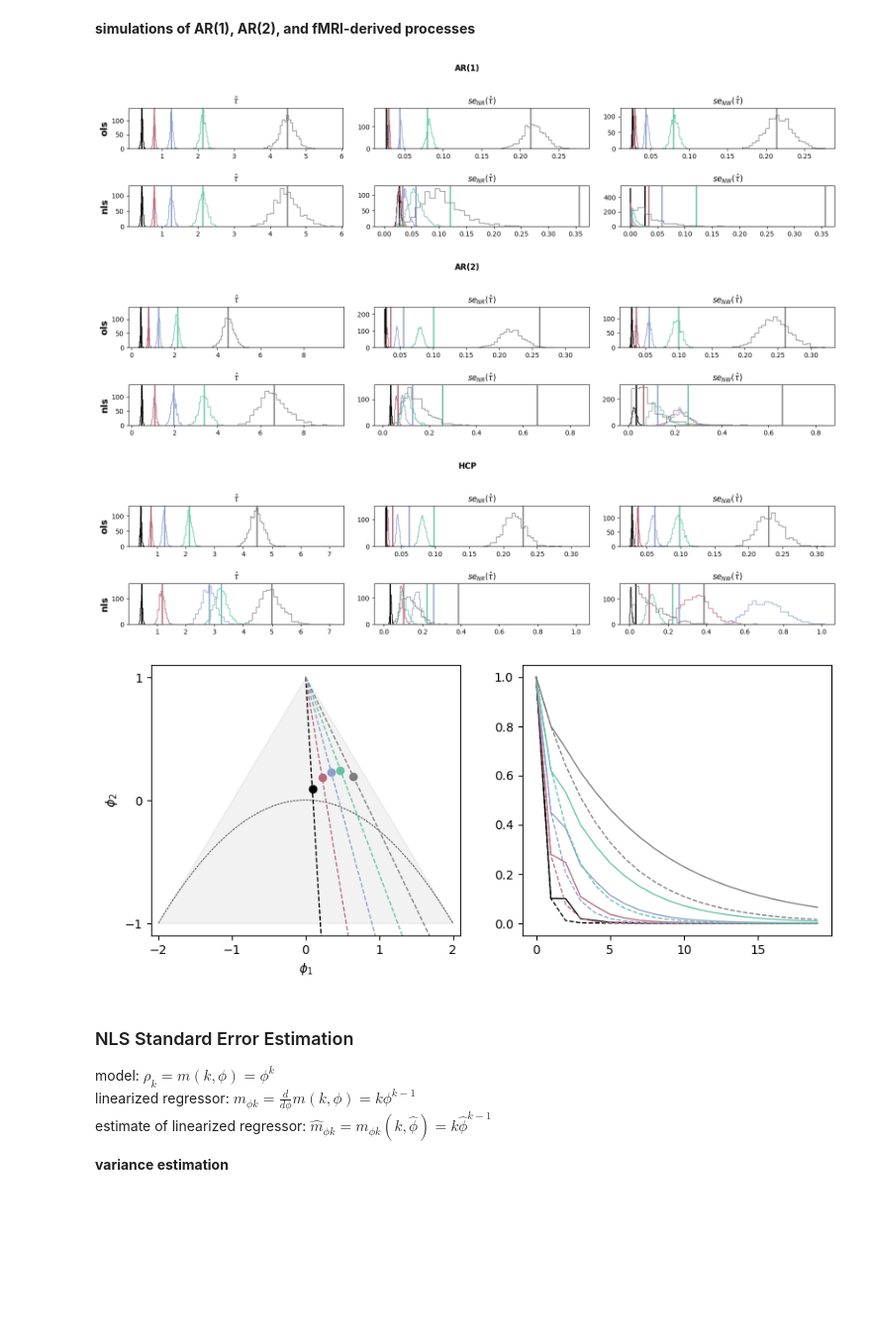
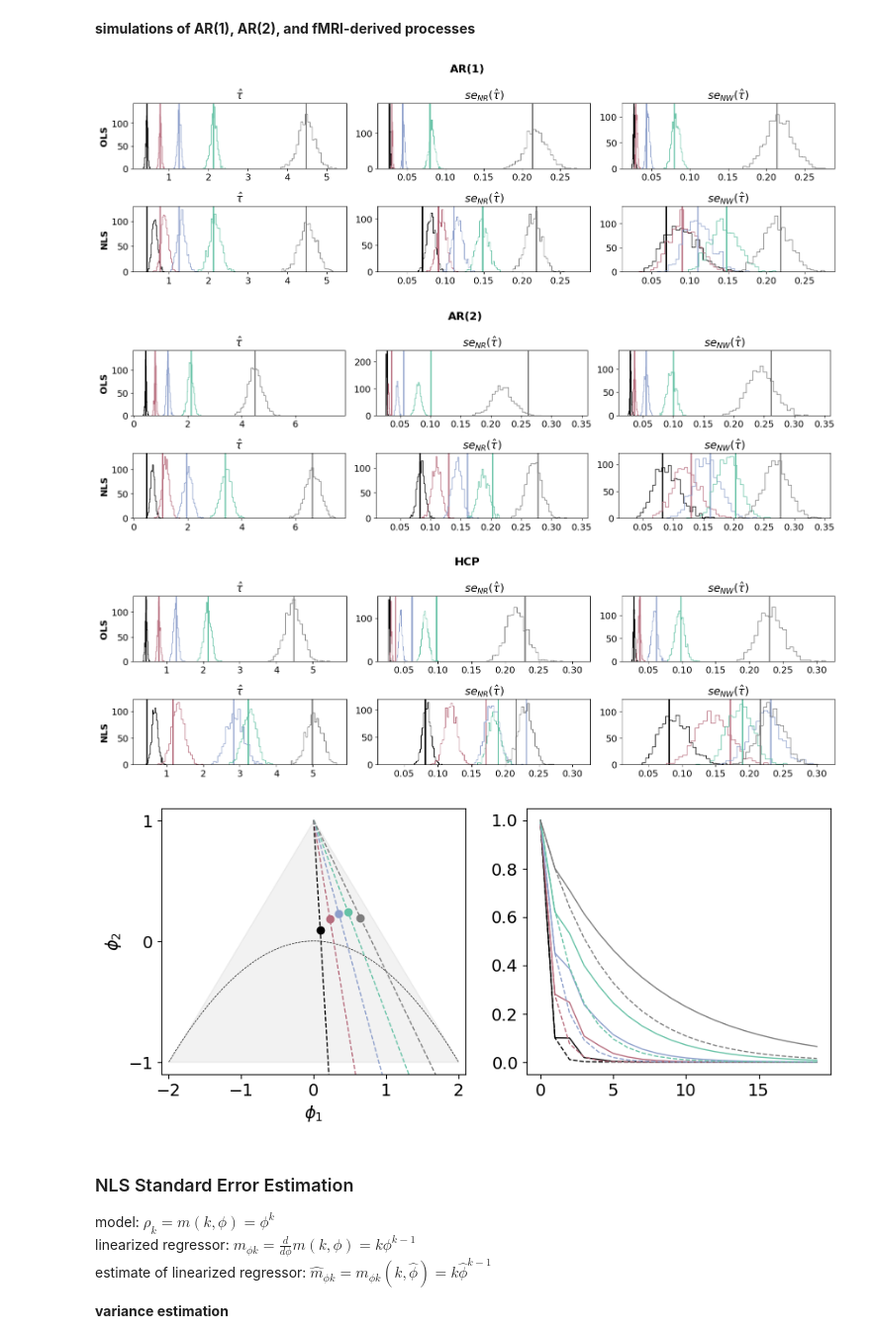
Before and after one commit to griegner/fmri-timescales, a Jupyter notebook: examples/simulations.ipynb, the cells around one changed output. Shown at 99% size. Saved outputs shown, nothing was run; the diff lists cells and outputs as text; code cells hidden in the pictures; blank space fills up the shorter version.

Commit message:
interpolate ar acfs

```diff
--- a/examples/simulations.ipynb
+++ b/examples/simulations.ipynb
@@ -2,11 +2,12 @@
 import matplotlib.pyplot as plt
 import numpy as np
 import simulations as nb
-from scipy.optimize import least_squares
+from scipy.optimize import least_squares, curve_fit
 
-from src import timescale_utils, acf_utils, plts
+from src import sim, timescale_utils, acf_utils, plts
 
 # set notebook defaults
+plt.rcParams['font.size'] = 14
 np.set_printoptions(precision=2)
 %load_ext autoreload
 %autoreload 2
@@ -66,36 +67,35 @@ hcp_ols_taus = ar1_ols_taus
 hcp_nls_phis = np.array([get_nls_params(acf_, "acf", n_timepoints) for acf_ in acfs_.T])
 hcp_nls_taus = -1 / np.log(hcp_nls_phis)
 # %%
-# !! 25sec runtime !!
+# !! 45sec runtime !!
 
 # initialize estimators
 n_timepoints, acf_n_lags, n_jobs, rs = 4800, 48, -2, 6
 var_n_lags = int(0.75 * n_timepoints ** (1 / 3))  # (Stock and Watson, 2015)
-estimators = {
+ols = {
     "ols_nr": timescale_utils.OLS(var_estimator="non-robust", n_jobs=n_jobs),
     "ols_nw": timescale_utils.OLS(var_estimator="newey-west", var_n_lags=var_n_lags, n_jobs=n_jobs),
-    "nls_nr": timescale_utils.NLS(var_estimator="non-robust", acf_n_lags=acf_n_lags, n_jobs=n_jobs),
-    "nls_nw": timescale_utils.NLS(
-        var_estimator="newey-west", var_n_lags=acf_n_lags, acf_n_lags=acf_n_lags, n_jobs=n_jobs
-    ),
 }
 
 # AR(1) #
-ar1_estimates_ = nb.mc_simulation(ar1_sim_phis, n_timepoints, estimators, random_seed=rs)
+ar1_ols_ = nb.ols_simulation(ar1_sim_phis, n_timepoints, ols, random_seed=rs)
+ar1_nls_ = nb.nls_simulation(ar1_sim_phis, n_lags=20, n_interp=15)
 
 # AR(2) #
-ar2_estimates_ = nb.mc_simulation(ar2_sim_phis, n_timepoints, estimators, random_seed=rs)
+ar2_ols_ = nb.ols_simulation(ar2_sim_phis, n_timepoints, ols, random_seed=rs)
+ar2_nls_ = nb.nls_simulation(ar2_sim_phis, n_lags=20, n_interp=15)
 
 # HCP #
-hcp_estimates_ = nb.mc_simulation(ar1_sim_phis, n_timepoints, estimators, acm=acm_, random_seed=rs)
+hcp_ols_ = nb.ols_simulation(ar1_sim_phis, n_timepoints, ols, acm=acm_, random_seed=rs)
+hcp_nls_ = nb.nls_simulation(ar1_sim_phis, n_lags=20, n_interp=15, acfs=acfs_[:20, :])
 # %%
-nb.plot_simulation(ar1_estimates_, "tau", ar1_ols_taus, ar1_nls_taus, fig_title="AR(1)")
-nb.plot_simulation(ar2_estimates_, "tau", ar2_ols_taus, ar2_nls_taus, fig_title="AR(2)")
-nb.plot_simulation(hcp_estimates_, "tau", hcp_ols_taus, hcp_nls_taus, fig_title="HCP")
+nb.plot_simulation(ar1_ols_, ar1_nls_, "tau", ar1_ols_taus, ar1_nls_taus, fig_title="AR(1)")
+nb.plot_simulation(ar2_ols_, ar2_nls_, "tau", ar2_ols_taus, ar2_nls_taus, fig_title="AR(2)")
+nb.plot_simulation(hcp_ols_, hcp_nls_, "tau", hcp_ols_taus, hcp_nls_taus, fig_title="HCP")
 # %% [output]
-[figure, old version]
+[figure, new version]
-[figure, old version]
+[figure, new version]
-[figure, old version]
+[figure, new version]
 # %%
 n_lags = 20
 colors = ["#000000", "#B66B7C", "#8D9FCB", "#66C2A6", "#7D7D7D"]
@@ -115,7 +115,7 @@ for idx in range(5):
     axs[1].plot(ar1_acf, c=colors[idx], lw=1, ls="--")
     axs[1].plot(ar2_acf, c=colors[idx], lw=1)
 # %% [output]
-[figure, old version]
+[figure, new version]
 # %% [markdown]
 ### NLS Standard Error Estimation
 
```
Also changed, not shown: parts of 3 cells of this notebook, 3 other files.
